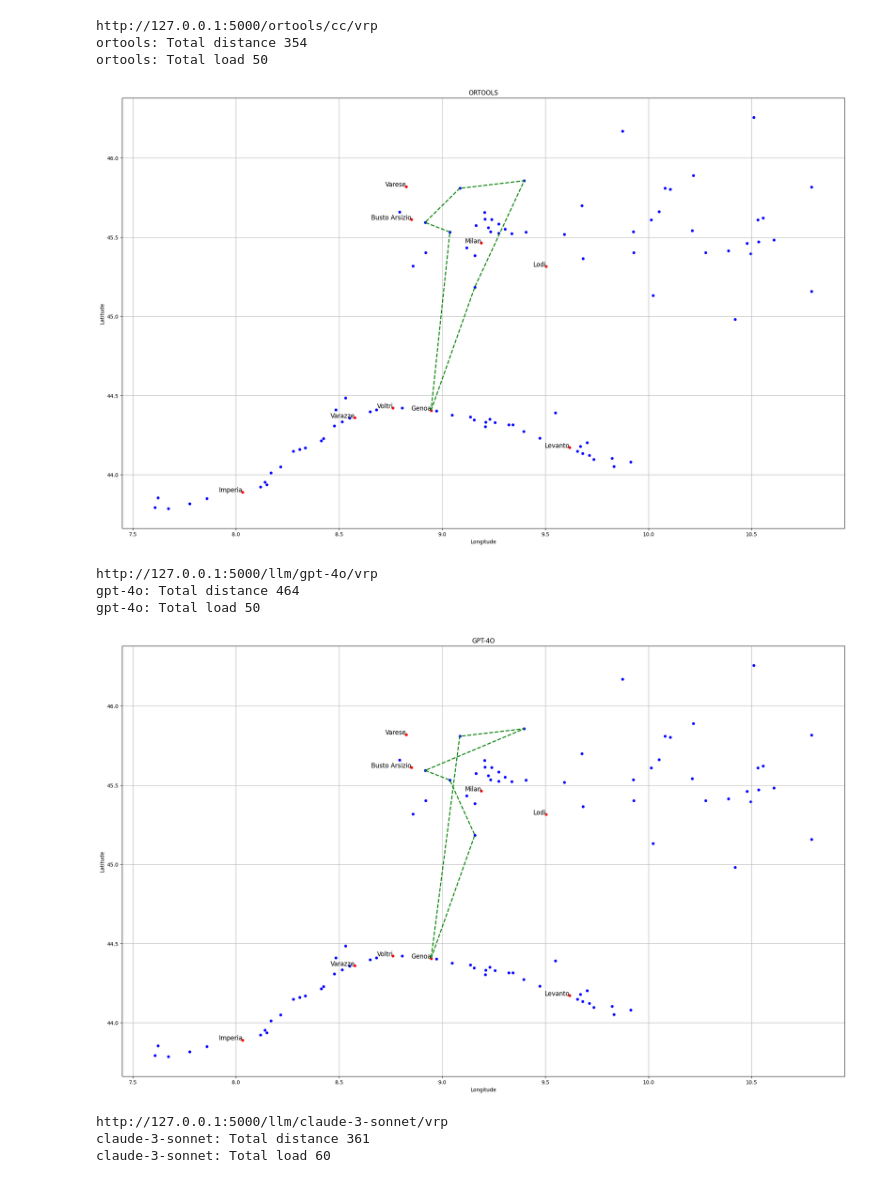
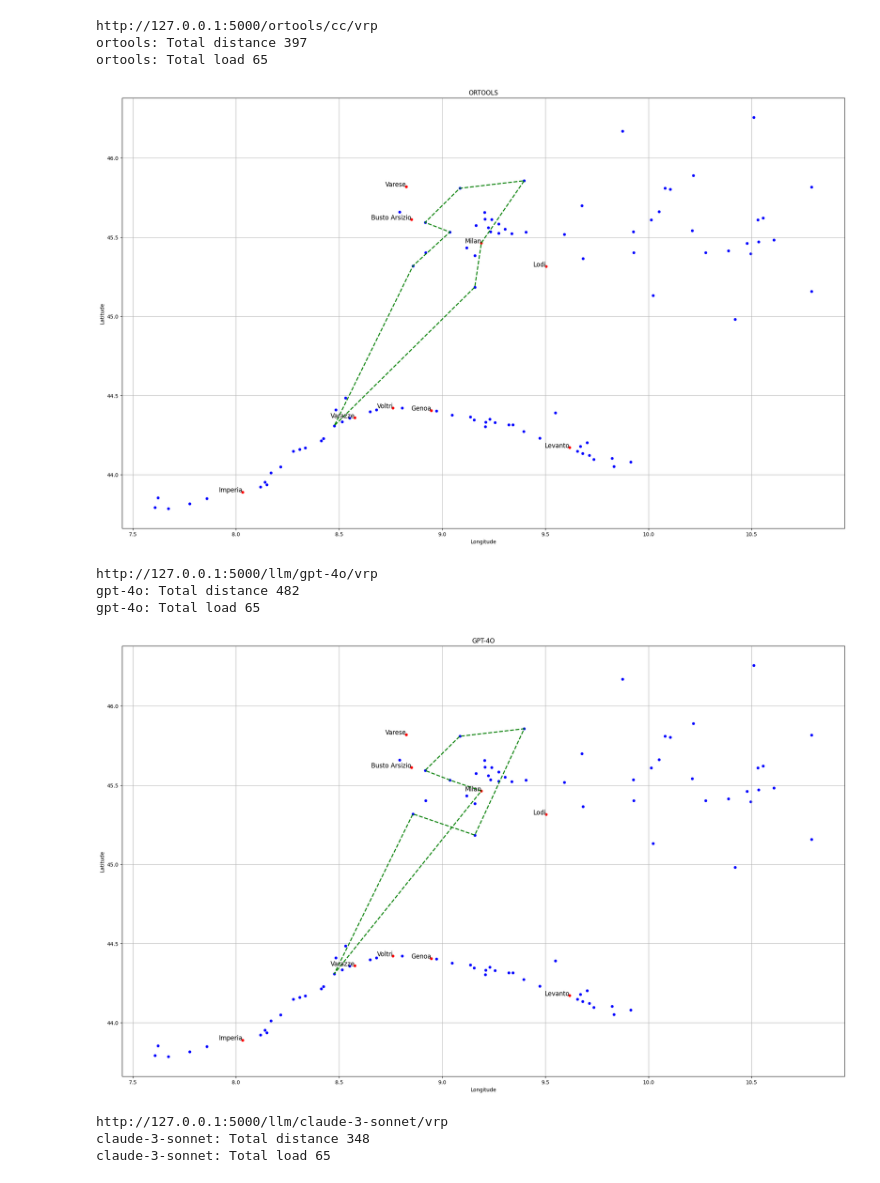
Before and after one commit to AndreaMishtaku/ai_vrp_solver, a Jupyter notebook: visualization/vrp.ipynb, the cells around one changed output. Drawn from its saved outputs; the diff is of its cells as text; code cells hidden in the pictures.

```diff
--- a/visualization/vrp.ipynb
+++ b/visualization/vrp.ipynb
@@ -39,10 +39,14 @@ payload = {
          "node":"Legnano",
          "demand":10
       },
+      {
+         "node":"Vigevano",
+         "demand":10
+      },
    ],
    "depo_vehicle":[
       {
-         "depo":"Genoa",
+         "depo":"Milan",
          "plate":"AB123"
       },
    ]
@@ -75,39 +79,39 @@ def build_solution(payload, depos, nodes, service, model=None, reference=None):
     #for i, row in df_nodes.iterrows():
     #    ax.text(row['longitude'], row['latitude'], row['name'], fontsize=12, ha='right')
 
     # Function to draw route lines
     def draw_route(route, color):
         df=pd.concat([df_depos, df_nodes])
         connections = [(df.loc[df['id'] == i, 'longitude'].values[0], df.loc[df['id'] == i, 'latitude'].values[0]) for i in route]
         if len(connections) > 1:
             x_values, y_values = zip(*connections)
             ax.plot(x_values, y_values, color=color, linewidth=2, linestyle='--')
 
     route_colors=['green','yellow','purple','orange','blue']
     for idx, route_info in enumerate(solution['routes']):
         color=route_colors[idx % len(route_colors)]
         draw_route(route_info['route'], color)
 
     ax.set_xlabel('Longitude')
     ax.set_ylabel('Latitude')
     ax.set_title(service.upper())
 
     plt.grid(True)
     plt.show()
 
 
 build_solution(payload, depos, nodes,'ortools' )
 build_solution(payload, depos, nodes, 'gpt-4o', model='gpt-4o')
 build_solution(payload, depos, nodes, 'claude-3-sonnet', model='claude-3-sonnet')
 # %% [output]
 http://127.0.0.1:5000/ortools/cc/vrp
-ortools: Total distance 354
-ortools: Total load 50
+ortools: Total distance 397
+ortools: Total load 65
-[figure, old version]
+[figure, new version]
 http://127.0.0.1:5000/llm/gpt-4o/vrp
-gpt-4o: Total distance 464
-gpt-4o: Total load 50
+gpt-4o: Total distance 482
+gpt-4o: Total load 65
-[figure, old version]
+[figure, new version]
 http://127.0.0.1:5000/llm/claude-3-sonnet/vrp
-claude-3-sonnet: Total distance 361
-claude-3-sonnet: Total load 60
+claude-3-sonnet: Total distance 348
+claude-3-sonnet: Total load 65
```
Also changed, not shown: parts of 1 cell of this notebook, 2 other files.
